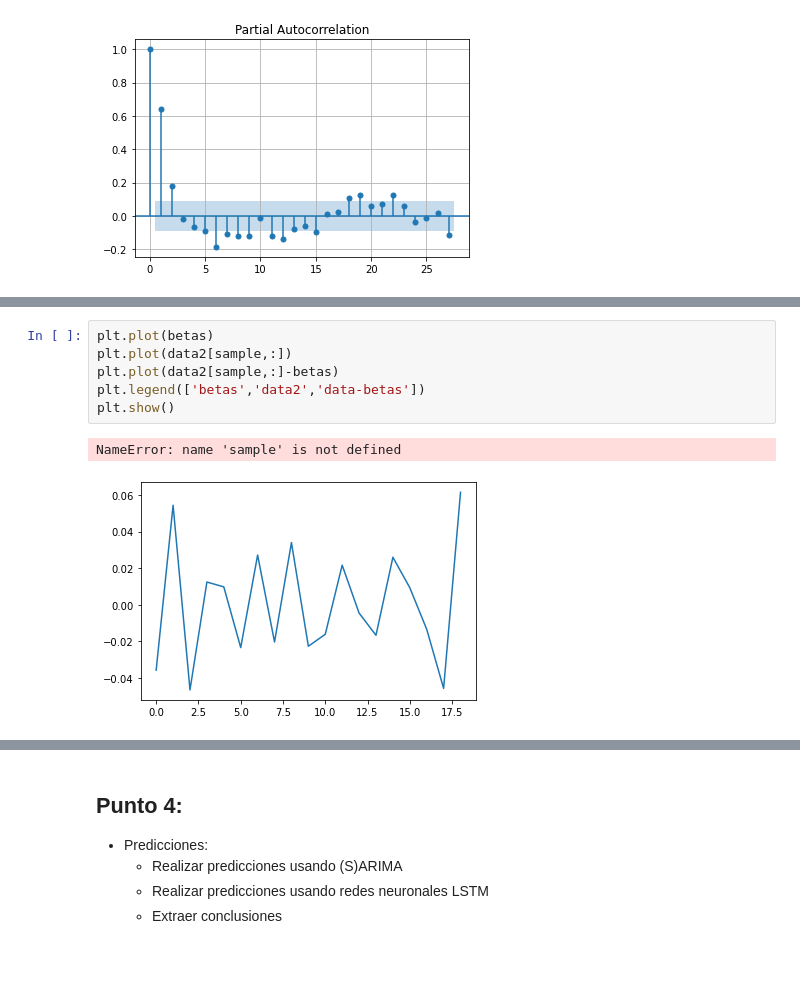
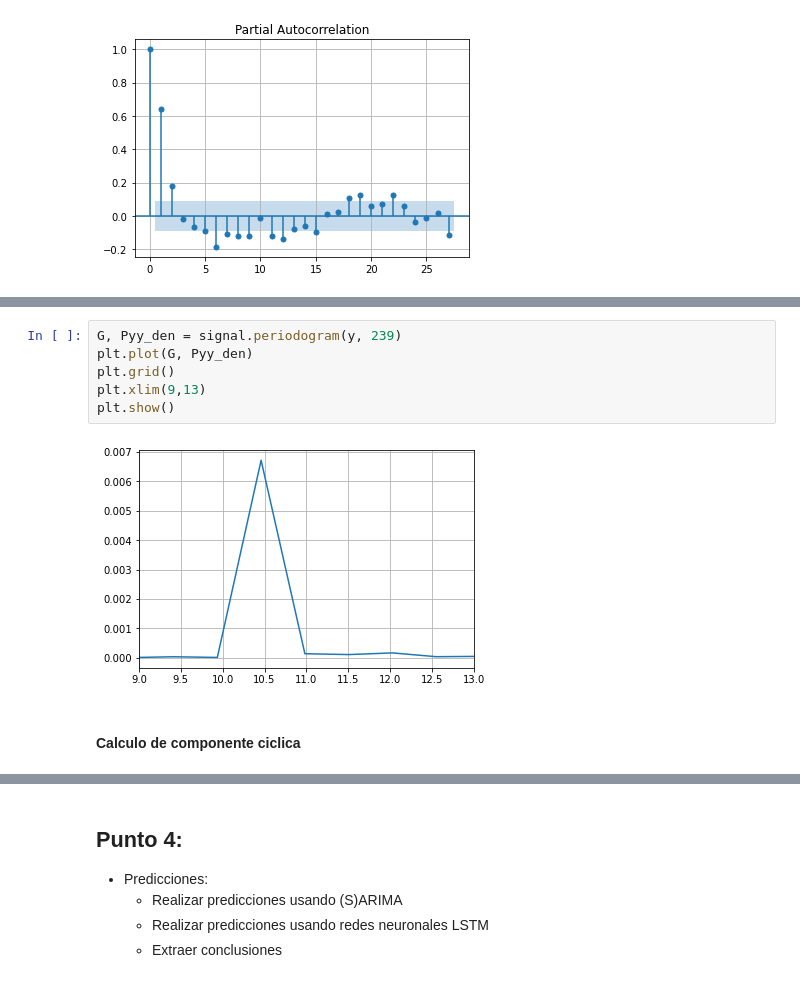
Before and after one commit to AguAcerbo/Carrera-de-Especializacion-en-IA, a Jupyter notebook: B5-Time_Series_Analysis/Trabajo Final TSA/Trabajo Final TSA.ipynb, the cells around one changed output, grey strips where cells are left out. Saved outputs shown, nothing was run; the diff lists cells and outputs as text.

```diff
--- a/B5-Time_Series_Analysis/Trabajo Final TSA/Trabajo Final TSA.ipynb
+++ b/B5-Time_Series_Analysis/Trabajo Final TSA/Trabajo Final TSA.ipynb
@@ -332,9 +296,10 @@ array([-0.0356625 ,  0.054375  , -0.04647083,  0.01245417,  0.00979167,
-# %%
-plt.plot(betas)
-plt.plot(data2[sample,:])
-plt.plot(data2[sample,:]-betas)
-plt.legend(['betas','data2','data-betas'])
-plt.show()
-# %% [output]
-NameError: name 'sample' is not defined
-[figure, removed]
+# %%
+G, Pyy_den = signal.periodogram(y, 239)
+plt.plot(G, Pyy_den)
+plt.grid()
+plt.xlim(9,13)
+plt.show()
+# %% [output]
+[figure, added]
+# %% [markdown]
+#### Calculo de componente ciclica
```
Also changed, not shown: parts of 49 cells of this notebook.
